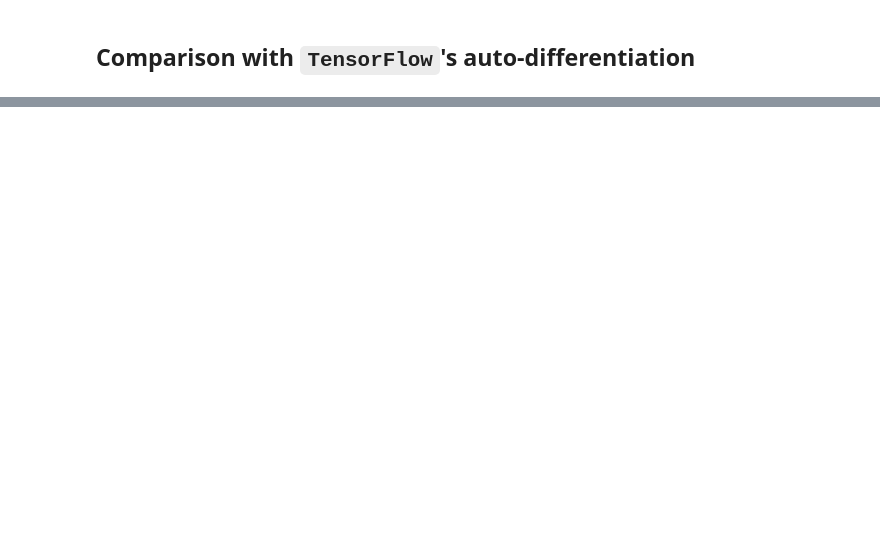
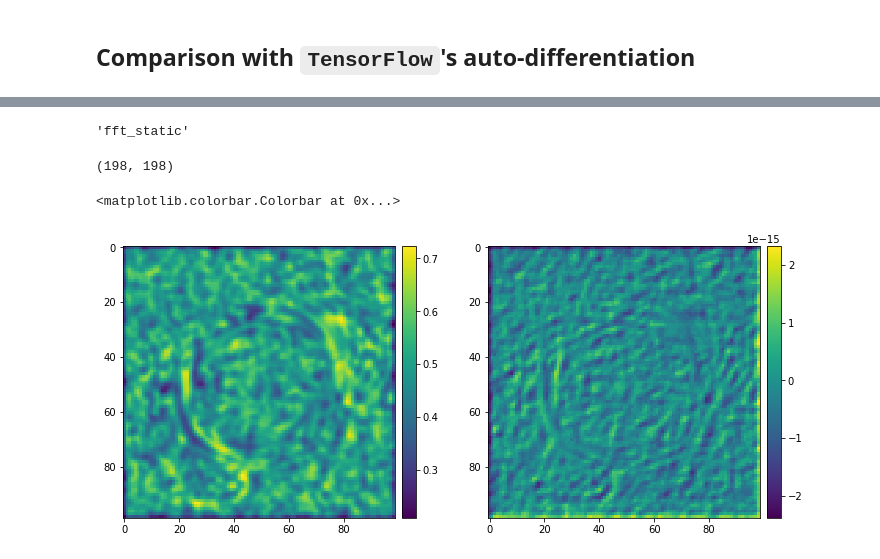
Before and after one commit to aymgal/SLITronomy, a Jupyter notebook: thirdparty/dev_notebooks/timing_autodiff.ipynb, the cells around one changed output, grey strips where cells are left out. Saved outputs shown, nothing was run; the diff lists cells and outputs as text; code cells hidden in the pictures; blank space fills up the shorter version.

```diff
--- a/thirdparty/dev_notebooks/timing_autodiff.ipynb
+++ b/thirdparty/dev_notebooks/timing_autodiff.ipynb
@@ -258,0 +553,4 @@ Single call to loss function (wrt lens) took 3.540516e-04 s
+# %%
+solver._conv_transpose._type
+# %% [output]
+'fft_static'
@@ -258,0 +560,38 @@ Single call to loss function (wrt lens) took 3.540516e-04 s
+# %%
+pkc.convolution2d(S).shape
+# %% [output]
+(198, 198)
+# %%
+def H(psf_kernel, image):
+    # Do 2D convolution with PSF kernel
+    pkc = PixelKernelConvolution(psf_kernel, convolution_type='fft_static')
+    return pkc.convolution2d(image)
+
+def tf_H(psf_kernel, image):
+#     return image
+    nx_img, ny_img = image.shape
+    nx_psf, ny_psf = psf_kernel.shape
+    result = tf.nn.conv2d(tf.reshape(image, [1, nx_img, ny_img, 1]),
+                          tf.reshape(psf_kernel, [nx_psf, ny_psf, 1, 1]),
+                          strides=1, padding='SAME')
+    return tf.squeeze(result)
+
+def tf_model_analysis(lensing_matrix, psf_kernel, source_2d, sparse=True):
+    if sparse:
+        image_2d = tf_F_sparse(lensing_matrix, source_2d)
+    else:
+        image_2d = tf_F(lensing_matrix, source_2d)
+
+    return tf_H(psf_kernel, image_2d.numpy())
+# %%
+my_model = tf_model_analysis(lensing_matrix_sparse, psf_kernel, S, sparse=True)
+model = solver.model_analysis(S)
+
+fig, (ax1, ax2) = plt.subplots(1, 2, figsize=(12, 5))
+img1 = ax1.imshow(my_model)
+img2 = ax2.imshow(model - my_model)
+nice_colorbar(img1)
+nice_colorbar(img2)
+# %% [output]
+<matplotlib.colorbar.Colorbar at 0x...>
+[figure, added]
```
Also changed, not shown: parts of 34 cells of this notebook, 3 other files.
